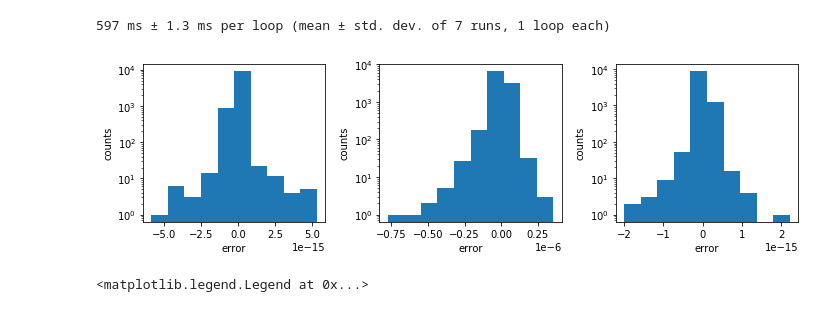
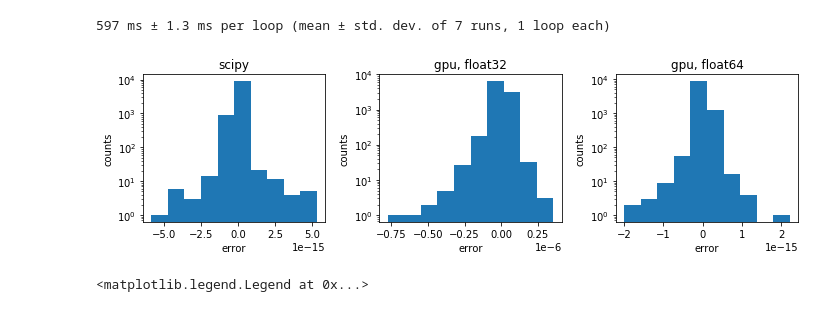
Before and after one commit to JesseLivezey/pytorch_group_sampler, a Jupyter notebook: notebook/group_sampler_demo.ipynb, the cells around one changed output. Drawn from its saved outputs; the diff is of its cells as text; code cells hidden in the pictures.

```diff
--- a/notebook/group_sampler_demo.ipynb
+++ b/notebook/group_sampler_demo.ipynb
@@ -93,17 +96,20 @@ eye = np.eye(plot_dim)
 # %%
 f, axes = plt.subplots(1, 3, figsize=(10, 3))
 (ax1, ax2, ax3) = axes
 ax1.hist((SOsp.dot(SOsp.T) - eye).ravel())
 ax2.hist((torch.mm(SOt32, SOt32.t()).cpu().numpy() - eye).ravel())
 ax3.hist((torch.mm(SOt64, SOt64.t()).cpu().numpy() - eye).ravel())
+ax1.set_title('scipy')
+ax2.set_title('gpu, float32')
+ax3.set_title('gpu, float64')
 for ax in axes:
     ax.set_yscale('log')
     ax.set_ylabel('counts')
     ax.set_xlabel('error')
     ax.ticklabel_format(axis='x', style='sci', scilimits=(0, 0))
 f.tight_layout()
 # %% [output]
-[figure, old version]
+[figure, new version]
 # %%
 times = np.zeros((2, len(time_dims), n_repeat))
 for ii, dim in enumerate(time_dims):
```
Also changed, not shown: parts of 1 cell of this notebook.
